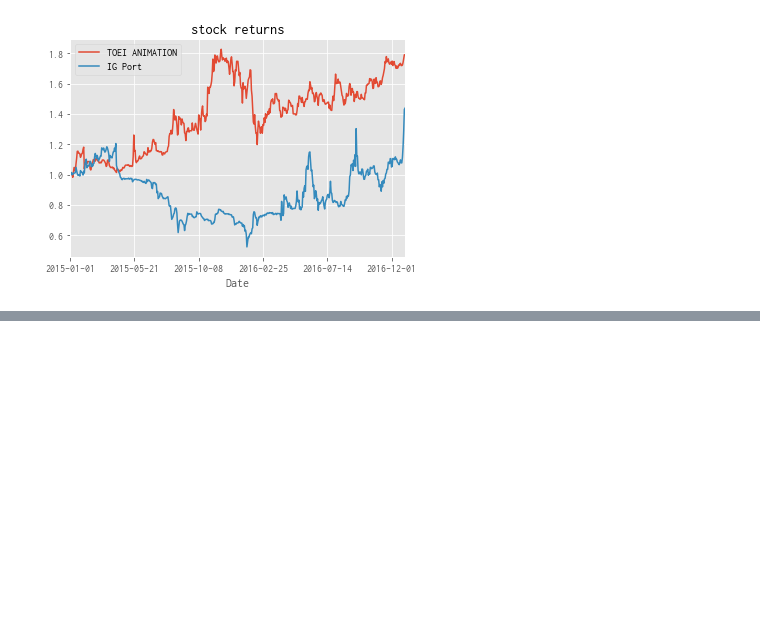
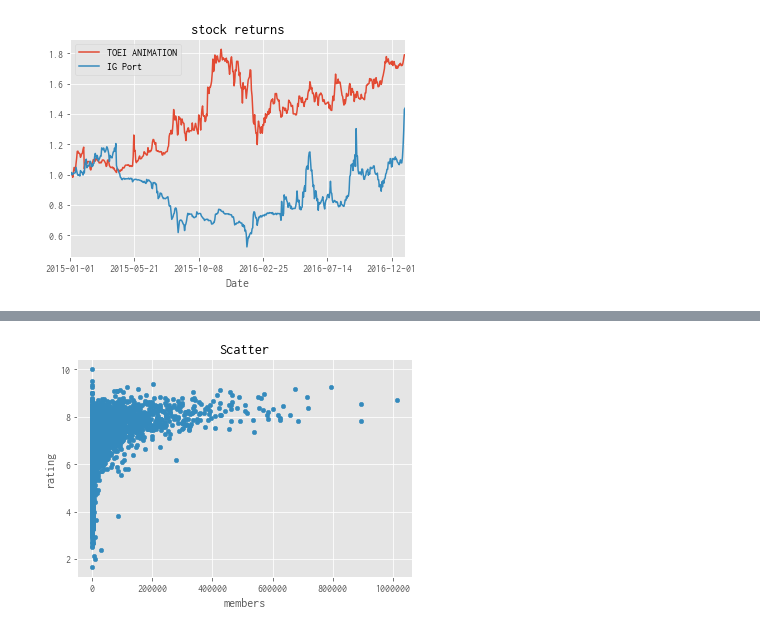
Before and after one commit to yukimura1227/trainings, a Jupyter notebook: pandas_sample/pandas_sample.ipynb, the cells around one changed output, grey strips where cells are left out. Saved outputs shown, nothing was run; the diff lists cells and outputs as text; code cells hidden in the pictures; blank space fills up the shorter version.

```diff
--- a/pandas_sample/pandas_sample.ipynb
+++ b/pandas_sample/pandas_sample.ipynb
@@ -1047,0 +1069,7 @@ plt.show()
+# %%
+# 散布図を作成する
+ax = anime_master_dataframe.plot.scatter(x='members',y='rating')
+ax.set_title('Scatter')
+plt.show()
+# %% [output]
+[figure, added]
```
Also changed, not shown: parts of 10 cells of this notebook.
